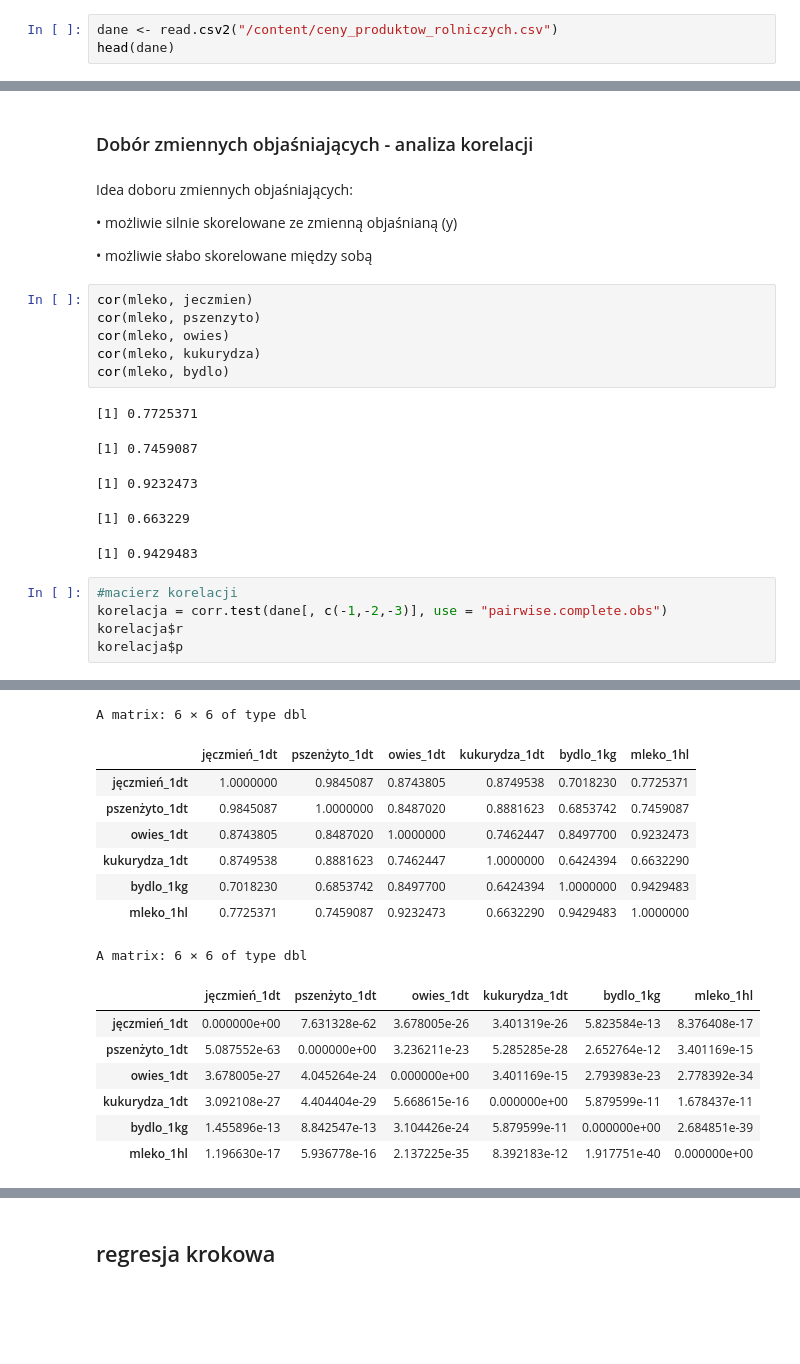
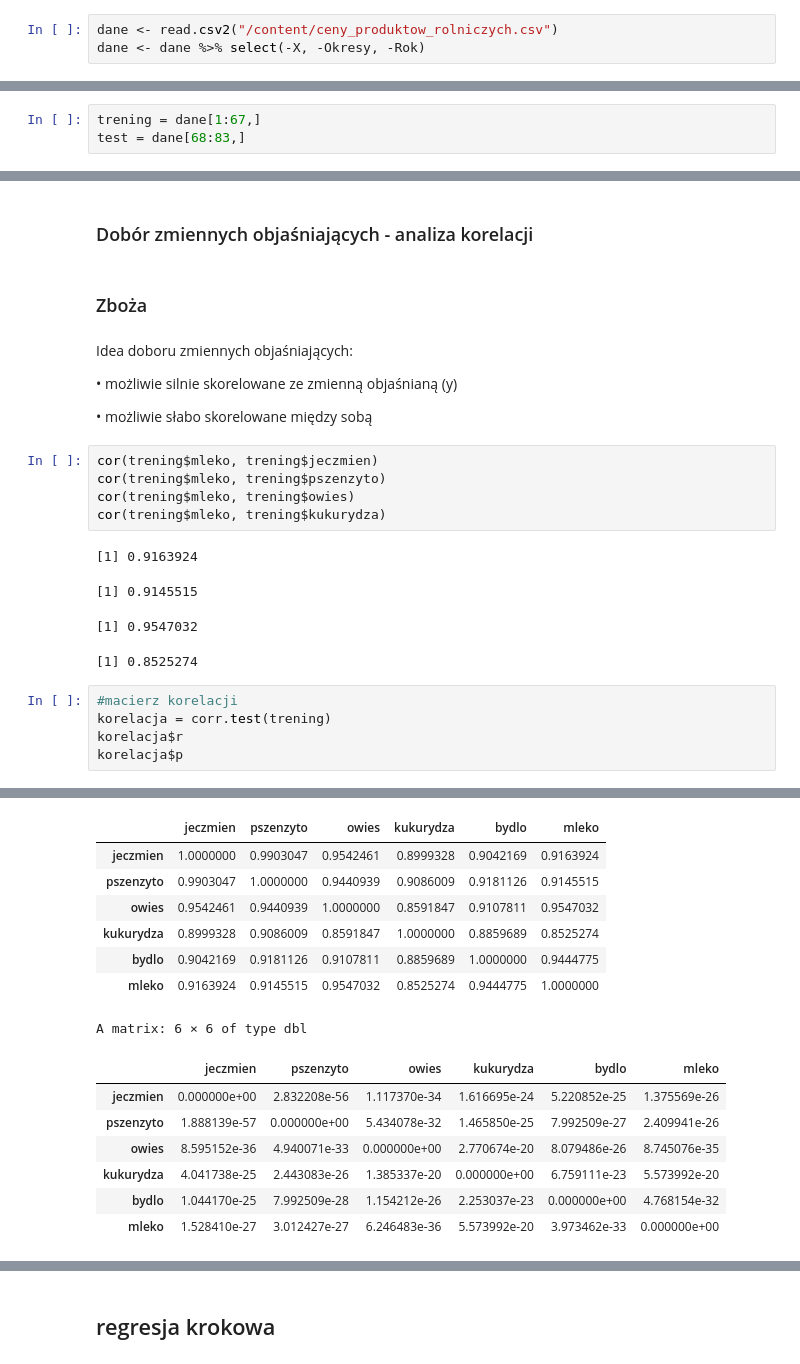
Before and after one commit to plo17/econometric_model, a Jupyter notebook: mucha_projekt.ipynb, the cells around one changed output, grey strips where cells are left out. Cells and saved outputs as stored; diff of their text form; blank space fills up the shorter version.

```diff
--- a/mucha_projekt.ipynb
+++ b/mucha_projekt.ipynb
@@ -30,4 +31,4 @@ The following object is masked from ‘package:car’:
 ##wczytanie danych
 # %%
 dane <- read.csv2("/content/ceny_produktow_rolniczych.csv")
-head(dane)
+dane <- dane %>% select(-X, -Okresy, -Rok)
@@ -78 +49,4 @@ names(dane)
+# %%
+trening = dane[1:67,]
+test = dane[68:83,]
 # %%
@@ -112,5 +77,7 @@ bydlo =  na.omit(dane$bydlo_1kg)
 # %% [markdown]
 ### Dobór zmiennych objaśniających - analiza korelacji
+# %% [markdown]
+### Zboża
 # %% [markdown]
 Idea doboru zmiennych
 objaśniających:
@@ -120,20 +87,18 @@ objaśnianą (y)
 
 • możliwie słabo skorelowane między sobą
 # %%
-cor(mleko, jeczmien)
-cor(mleko, pszenzyto)
-cor(mleko, owies)
-cor(mleko, kukurydza)
-cor(mleko, bydlo)
+cor(trening$mleko, trening$jeczmien)
+cor(trening$mleko, trening$pszenzyto)
+cor(trening$mleko, trening$owies)
+cor(trening$mleko, trening$kukurydza)
 # %% [output]
-[1] 0.7725371
+[1] 0.9163924
-[1] 0.7459087
+[1] 0.9145515
-[1] 0.9232473
+[1] 0.9547032
-[1] 0.663229
+[1] 0.8525274
-[1] 0.9429483
 # %%
 #macierz korelacji
-korelacja = corr.test(dane[, c(-1,-2,-3)], use = "pairwise.complete.obs")
+korelacja = corr.test(trening)
 korelacja$r
 korelacja$p
 # %% [output]
@@ -146,16 +106,15 @@ Warning message in abbreviate(dimnames(ans)[[2L]], minlength = abbr.colnames):
+|  | jeczmien | pszenzyto | owies | kukurydza | bydlo | mleko |
+| jeczmien | 1.0000000 | 0.9903047 | 0.9542461 | 0.8999328 | 0.9042169 | 0.9163924 |
+| pszenzyto | 0.9903047 | 1.0000000 | 0.9440939 | 0.9086009 | 0.9181126 | 0.9145515 |
+| owies | 0.9542461 | 0.9440939 | 1.0000000 | 0.8591847 | 0.9107811 | 0.9547032 |
+| kukurydza | 0.8999328 | 0.9086009 | 0.8591847 | 1.0000000 | 0.8859689 | 0.8525274 |
+| bydlo | 0.9042169 | 0.9181126 | 0.9107811 | 0.8859689 | 1.0000000 | 0.9444775 |
+| mleko | 0.9163924 | 0.9145515 | 0.9547032 | 0.8525274 | 0.9444775 | 1.0000000 |
 A matrix: 6 × 6 of type dbl
-|  | jęczmień_1dt | pszenżyto_1dt | owies_1dt | kukurydza_1dt | bydlo_1kg | mleko_1hl |
-| jęczmień_1dt | 1.0000000 | 0.9845087 | 0.8743805 | 0.8749538 | 0.7018230 | 0.7725371 |
-| pszenżyto_1dt | 0.9845087 | 1.0000000 | 0.8487020 | 0.8881623 | 0.6853742 | 0.7459087 |
-| owies_1dt | 0.8743805 | 0.8487020 | 1.0000000 | 0.7462447 | 0.8497700 | 0.9232473 |
-| kukurydza_1dt | 0.8749538 | 0.8881623 | 0.7462447 | 1.0000000 | 0.6424394 | 0.6632290 |
-| bydlo_1kg | 0.7018230 | 0.6853742 | 0.8497700 | 0.6424394 | 1.0000000 | 0.9429483 |
-| mleko_1hl | 0.7725371 | 0.7459087 | 0.9232473 | 0.6632290 | 0.9429483 | 1.0000000 |
-A matrix: 6 × 6 of type dbl
-|  | jęczmień_1dt | pszenżyto_1dt | owies_1dt | kukurydza_1dt | bydlo_1kg | mleko_1hl |
-| jęczmień_1dt | 0.000000e+00 | 7.631328e-62 | 3.678005e-26 | 3.401319e-26 | 5.823584e-13 | 8.376408e-17 |
-| pszenżyto_1dt | 5.087552e-63 | 0.000000e+00 | 3.236211e-23 | 5.285285e-28 | 2.652764e-12 | 3.401169e-15 |
-| owies_1dt | 3.678005e-27 | 4.045264e-24 | 0.000000e+00 | 3.401169e-15 | 2.793983e-23 | 2.778392e-34 |
-| kukurydza_1dt | 3.092108e-27 | 4.404404e-29 | 5.668615e-16 | 0.000000e+00 | 5.879599e-11 | 1.678437e-11 |
-| bydlo_1kg | 1.455896e-13 | 8.842547e-13 | 3.104426e-24 | 5.879599e-11 | 0.000000e+00 | 2.684851e-39 |
-| mleko_1hl | 1.196630e-17 | 5.936778e-16 | 2.137225e-35 | 8.392183e-12 | 1.917751e-40 | 0.000000e+00 |
+|  | jeczmien | pszenzyto | owies | kukurydza | bydlo | mleko |
+| jeczmien | 0.000000e+00 | 2.832208e-56 | 1.117370e-34 | 1.616695e-24 | 5.220852e-25 | 1.375569e-26 |
+| pszenzyto | 1.888139e-57 | 0.000000e+00 | 5.434078e-32 | 1.465850e-25 | 7.992509e-27 | 2.409941e-26 |
+| owies | 8.595152e-36 | 4.940071e-33 | 0.000000e+00 | 2.770674e-20 | 8.079486e-26 | 8.745076e-35 |
+| kukurydza | 4.041738e-25 | 2.443083e-26 | 1.385337e-20 | 0.000000e+00 | 6.759111e-23 | 5.573992e-20 |
+| bydlo | 1.044170e-25 | 7.992509e-28 | 1.154212e-26 | 2.253037e-23 | 0.000000e+00 | 4.768154e-32 |
+| mleko | 1.528410e-27 | 3.012427e-27 | 6.246483e-36 | 5.573992e-20 | 3.973462e-33 | 0.000000e+00 |
```
Also changed, not shown: parts of 27 cells of this notebook.
